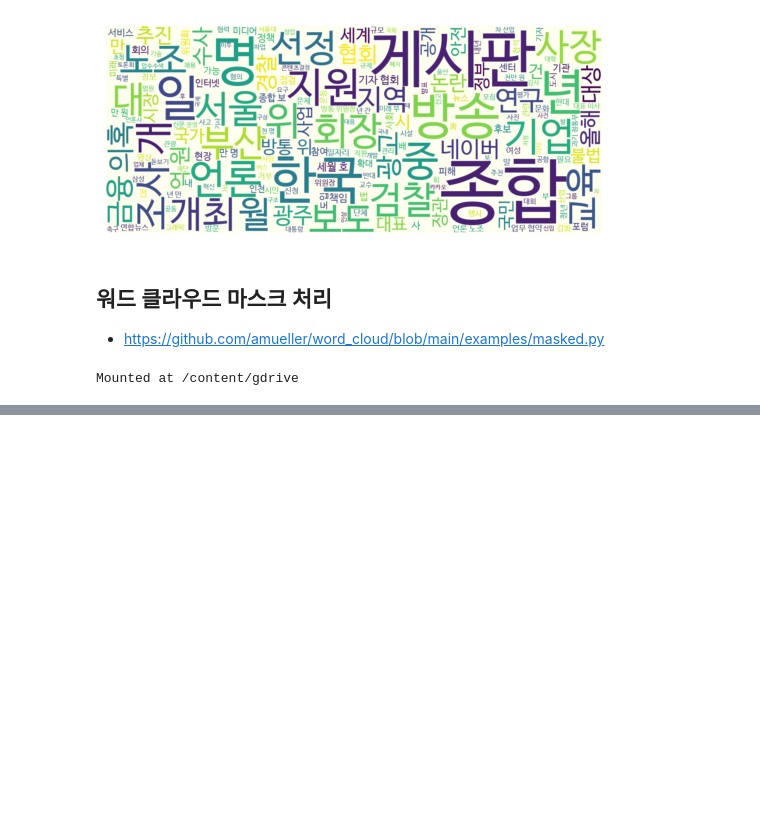
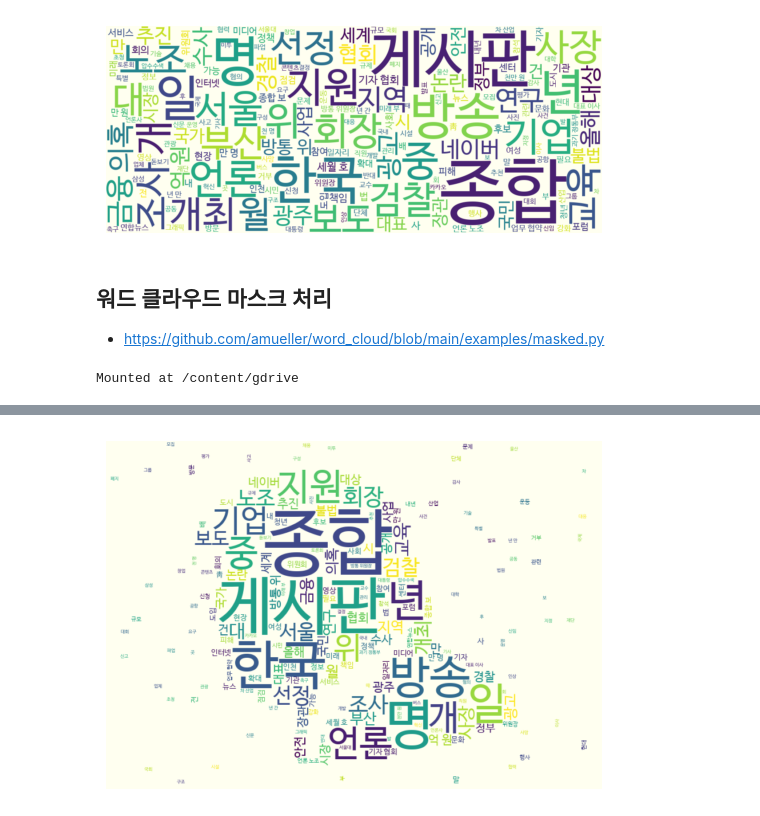
Before and after one commit to 2naayoon/prep, a Jupyter notebook: 텍스트마이닝/01. KLUE 데이터를 통한 문자열 전처리.ipynb, the cells around one changed output, grey strips where cells are left out. Saved outputs shown, nothing was run; the diff lists cells and outputs as text; code cells hidden in the pictures; blank space fills up the shorter version.

```diff
--- a/텍스트마이닝/01. KLUE 데이터를 통한 문자열 전처리.ipynb
+++ b/텍스트마이닝/01. KLUE 데이터를 통한 문자열 전처리.ipynb
@@ -396,0 +418,7 @@ if res.status_code == 200:
+# %%
+# 보여줄 이미지 지정
+mask_img = np.array(Image.open("/content/gdrive/MyDrive/Colab Notebooks/텍스트마이닝/data/trump.png"))
+
+display_word_cloud(" ".join(df_nouns['title_nouns']))
+# %% [output]
+[figure, added]
```
Also changed, not shown: parts of 5 cells of this notebook.
